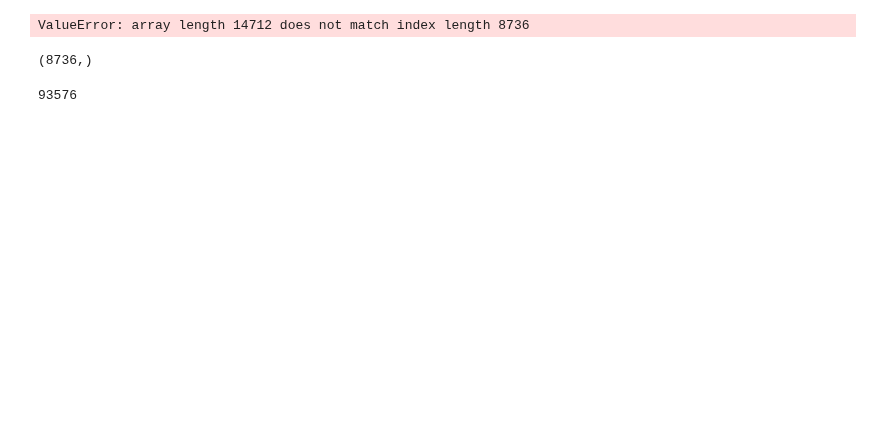
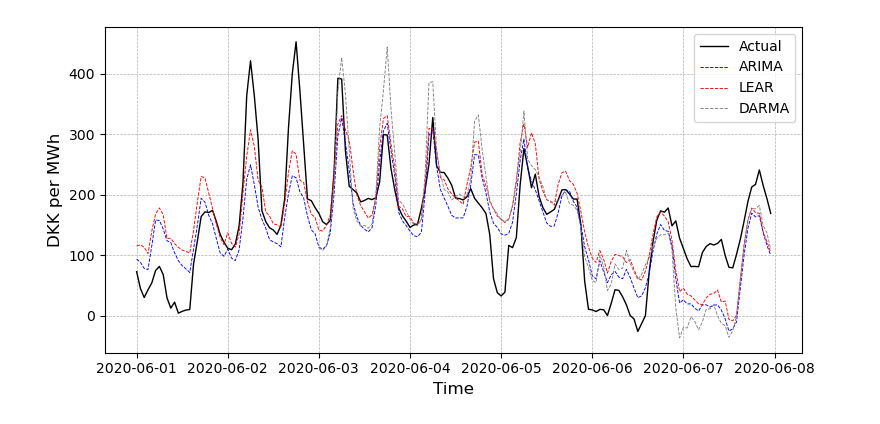
Before and after one commit to peterravn/Seminar-Adv-Finance, a Jupyter notebook: 9. Collect results.ipynb, the cells around one changed output. Cells and saved outputs as stored; diff of their text form; code cells hidden in the pictures; blank space fills up the shorter version.

```diff
--- a/9. Collect results.ipynb
+++ b/9. Collect results.ipynb
@@ -96,43 +96,35 @@ for day in range(n_days):
     for hour in range(24):
         datasets_dates.append(dataset_date[hour][day])
 
-time = np.array(datasets_dates[-14712:])
+time = np.array(datasets_dates[-8760:])
 
 df = pd.DataFrame({
     'Time': time,
     'ARIMA': data_baseline['Model_3'],
     'LEAR': data_ml['Predictions'],
     'DARMA': data_darma['Model_2'],
     'Actual': data_baseline['Actual'],
 })
 
 df['Time'] = pd.to_datetime(df['Time'])
 df = df.set_index('Time')
 
 # If date is 2023-01-01 and next 7 days plot
-df = df.loc['2024-06-1':'2024-06-7']
+df = df.loc['2020-06-1':'2020-06-7']
 
 plt.figure(figsize=(8, 4))
 plt.plot(df.index, df['Actual'], label='Actual',  color='black', linewidth=1)
 plt.plot(df.index, df['ARIMA'], label='ARIMA',  color='blue', linewidth=0.65, linestyle='--')
 plt.plot(df.index, df['LEAR'], label='LEAR',  color='red', linewidth=0.65, linestyle='--')
 plt.plot(df.index, df['DARMA'], label='DARMA',  color='grey', linewidth=0.65, linestyle='--')
 
 plt.xlabel('Time', fontsize=12)
 plt.ylabel('DKK per MWh', fontsize=12)
 
 plt.legend()
 plt.grid(True, which='both', linestyle='--', linewidth=0.5)
 plt.tight_layout()
 
 plt.show()
 # %% [output]
-ValueError: array length 14712 does not match index length 8736
+[figure, added]
-# %%
-data_ml['Predictions'].shape
-# %% [output]
-(8736,)
-# %%
-len(datasets_dates)
-# %% [output]
-93576
```
Also changed, not shown: parts of 1 cell of this notebook, 35 other files.
